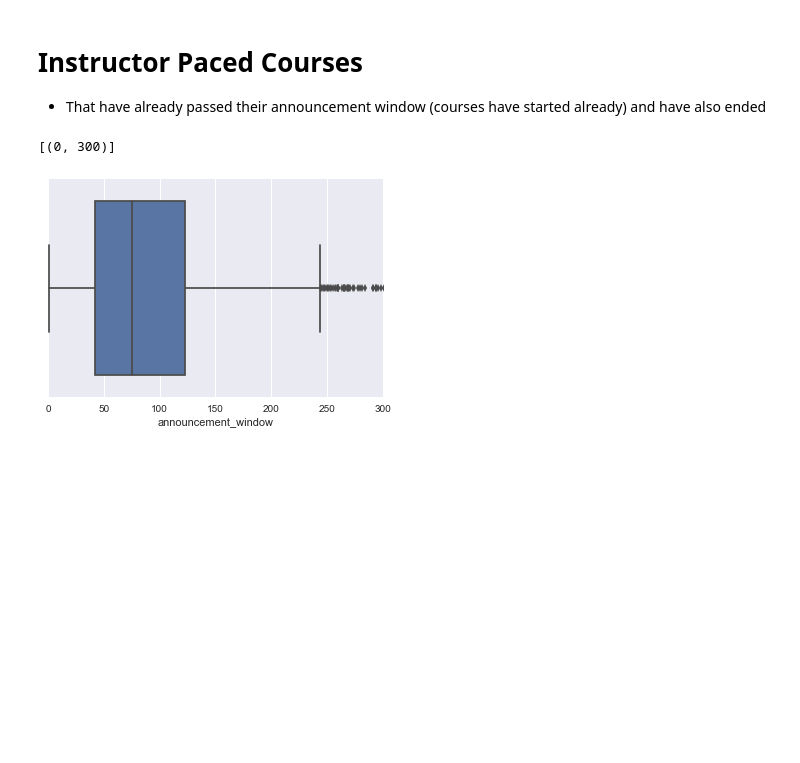
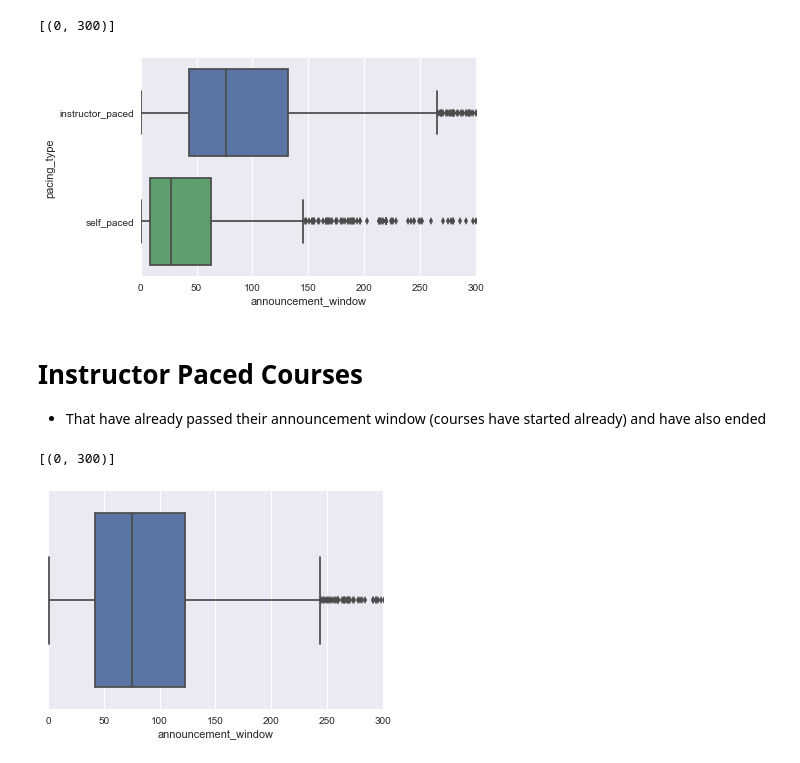
Before and after one commit to Changman126/Python-Data-Analysis, a Jupyter notebook: Course Announcement Window.ipynb, the cells around one changed output. Drawn from its saved outputs; the diff is of its cells as text; code cells hidden in the pictures; blank space fills up the shorter version.

```diff
--- a/Course Announcement Window.ipynb
+++ b/Course Announcement Window.ipynb
@@ -24,6 +24,53 @@ conn_info = {'host': 'warehouse.analytics.edx.org',
 
 connection = vertica_python.connect(**conn_info)
 cur = connection.cursor('dict')
+# %%
+query = """
+SELECT
+	a.course_id,
+	DATEDIFF(day, course_announcement_date, course_start_date) AS announcement_window,
+	pacing_type,
+	level_type,
+    course_partner,
+    course_run_number,
+	sum_enrolls,
+    b.sum_bookings,
+    cum_sum_enrolls AS enrollments_at_start,
+    sum_enrolls - cum_sum_enrolls AS enrollments_after_start,
+   	cum_sum_enrolls/sum_enrolls AS pct_enroll_at_start
+FROM
+	business_intelligence.course_master a
+LEFT JOIN
+	business_intelligence.course_stats_summary b
+ON
+	a.course_id = b.course_id
+LEFT JOIN
+	business_intelligence.course_stats_time c
+ON
+	a.course_id = c.course_id
+AND
+	a.course_start_date = c.date
+WHERE
+	course_start_date IS NOT NULL
+AND
+	course_announcement_date IS NOT NULL
+AND
+	DATEDIFF(day, course_announcement_date, course_start_date)>=0
+AND
+	sum_enrolls > 100;
+"""
+
+cur.execute(query)
+
+df = pd.DataFrame(cur.fetchall())
+# %%
+ax = sns.boxplot(x=df['announcement_window'], y=df['pacing_type'])
+ax.set(xlim=(0, 300))
+
+# Instructor Paced courses tend to have a longer announcement window
+# %% [output]
+[(0, 300)]
+[figure, added]
 # %% [markdown]
 # Instructor Paced Courses
 - That have already passed their announcement window (courses have started already) and have also ended
```
Also changed, not shown: 2 other files.
